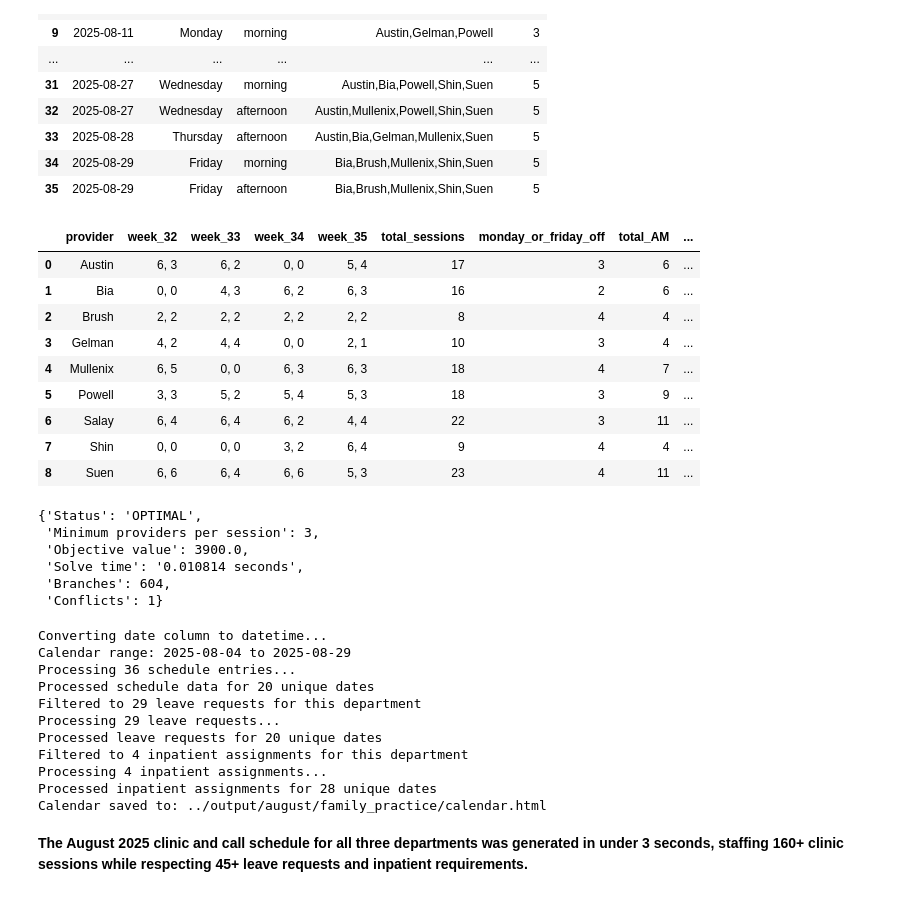
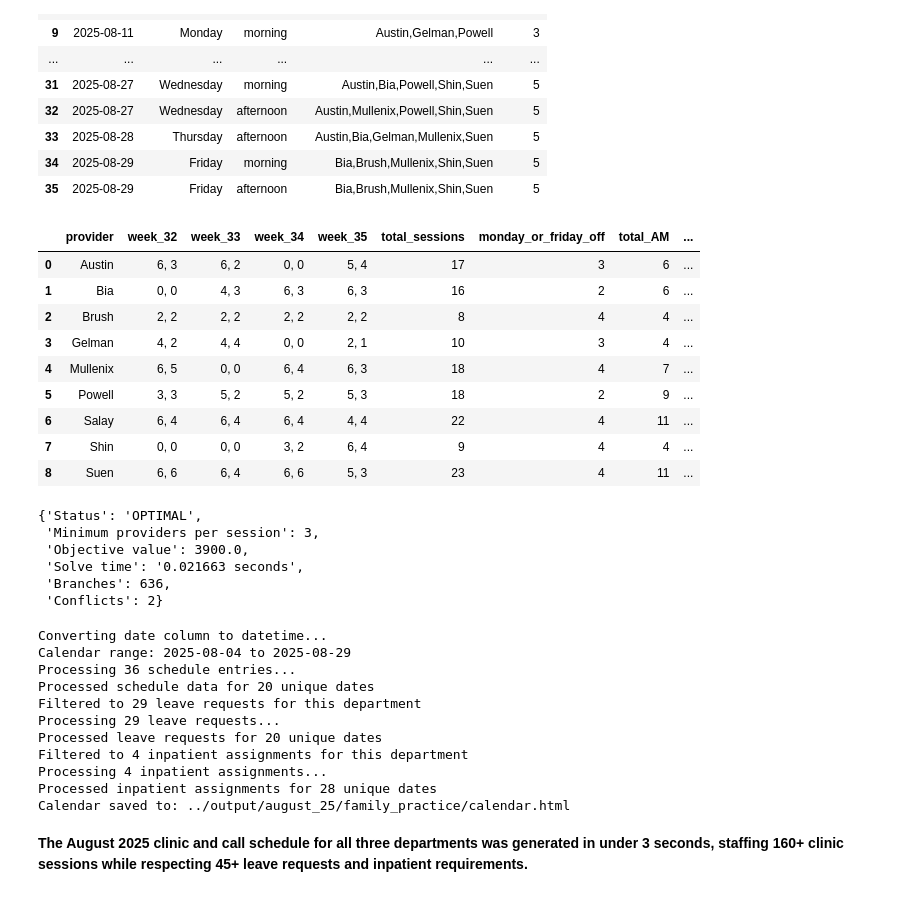
Before and after one commit to xavier-orcutt/chinle-primarycare-scheduler, a Jupyter notebook: notebooks/august_25.ipynb, the cells around one changed output. Cells and saved outputs as stored; diff of their text form; code cells hidden in the pictures.

```diff
--- a/notebooks/august_schedule.ipynb
+++ b/notebooks/august_25.ipynb
@@ -213,9 +212,9 @@ Calendar saved to: ../output/august/pediatrics/calendar.html
 # %%
 schedule_df, provider_summary_df, solution_status = create_fp_schedule(
     config_path = '../config/family_practice.yml',
-    leave_requests_path = '../data/leave_requests.csv',
-    inpatient_path = '../data/inpatient.csv',
-    peds_schedule_path = '../output/august/pediatrics/schedule_df.csv',
+    leave_requests_path = '../data/leave_requests_aug_25.csv',
+    inpatient_path = '../data/inpatient_aug_25.csv',
+    peds_schedule_path = '../output/august_25/pediatrics/schedule_df.csv',
     start_date = date(2025, 8, 4),
     end_date = date(2025, 8, 29),
     min_staffing_search = True,
@@ -256,17 +255,17 @@ schedule_df
 | 34 | 2025-08-29 | Friday | morning | Bia,Brush,Mullenix,Shin,Suen | 5 |
 | 35 | 2025-08-29 | Friday | afternoon | Bia,Brush,Mullenix,Shin,Suen | 5 |
 # %%
-provider_summary_df.to_csv('../output/august/family_practice/provider_summary_df.csv', index = False)
+provider_summary_df.to_csv('../output/august_25/family_practice/provider_summary_df.csv', index = False)
 provider_summary_df
 # %% [output]
 |  | provider | week_32 | week_33 | week_34 | week_35 | total_sessions | monday_or_friday_off | total_AM | ... |
 | 0 | Austin | 6, 3 | 6, 2 | 0, 0 | 5, 4 | 17 | 3 | 6 | ... |
-| 1 | Bia | 0, 0 | 4, 3 | 6, 2 | 6, 3 | 16 | 2 | 6 | ... |
+| 1 | Bia | 0, 0 | 4, 3 | 6, 3 | 6, 3 | 16 | 2 | 6 | ... |
 | 2 | Brush | 2, 2 | 2, 2 | 2, 2 | 2, 2 | 8 | 4 | 4 | ... |
 | 3 | Gelman | 4, 2 | 4, 4 | 0, 0 | 2, 1 | 10 | 3 | 4 | ... |
-| 4 | Mullenix | 6, 5 | 0, 0 | 6, 3 | 6, 3 | 18 | 4 | 7 | ... |
-| 5 | Powell | 3, 3 | 5, 2 | 5, 4 | 5, 3 | 18 | 3 | 9 | ... |
-| 6 | Salay | 6, 4 | 6, 4 | 6, 2 | 4, 4 | 22 | 3 | 11 | ... |
+| 4 | Mullenix | 6, 5 | 0, 0 | 6, 4 | 6, 3 | 18 | 4 | 7 | ... |
+| 5 | Powell | 3, 3 | 5, 2 | 5, 2 | 5, 3 | 18 | 2 | 9 | ... |
+| 6 | Salay | 6, 4 | 6, 4 | 6, 4 | 4, 4 | 22 | 4 | 11 | ... |
 | 7 | Shin | 0, 0 | 0, 0 | 3, 2 | 6, 4 | 9 | 4 | 4 | ... |
 | 8 | Suen | 6, 6 | 6, 4 | 6, 6 | 5, 3 | 23 | 4 | 11 | ... |
 # %%
@@ -275,16 +274,16 @@ solution_status
 {'Status': 'OPTIMAL',
  'Minimum providers per session': 3,
  'Objective value': 3900.0,
- 'Solve time': '0.010814 seconds',
- 'Branches': 604,
- 'Conflicts': 1}
+ 'Solve time': '0.021663 seconds',
+ 'Branches': 636,
+ 'Conflicts': 2}
 # %%
 create_html_calendar(schedule_df = schedule_df,
                      config_path = '../config/family_practice.yml',
-                     leave_requests_path = '../data/leave_requests.csv',
-                     inpatient_path = '../data/inpatient.csv',
+                     leave_requests_path = '../data/leave_requests_aug_25.csv',
+                     inpatient_path = '../data/inpatient_aug_25.csv',
                      title = 'Family Practice Calendar',
-                     output_dir = '../output/august/family_practice',
+                     output_dir = '../output/august_25/family_practice',
                      filename = 'calendar.html')
 # %% [output]
 Converting date column to datetime...
@@ -297,6 +296,6 @@ Processed leave requests for 20 unique dates
 Filtered to 4 inpatient assignments for this department
 Processing 4 inpatient assignments...
 Processed inpatient assignments for 28 unique dates
-Calendar saved to: ../output/august/family_practice/calendar.html
+Calendar saved to: ../output/august_25/family_practice/calendar.html
 # %% [markdown]
 **The August 2025 clinic and call schedule for all three departments was generated in under 3 seconds, staffing 160+ clinic sessions while respecting 45+ leave requests and inpatient requirements.**
```
Also changed, not shown: parts of 14 cells of this notebook, 13 other files.
